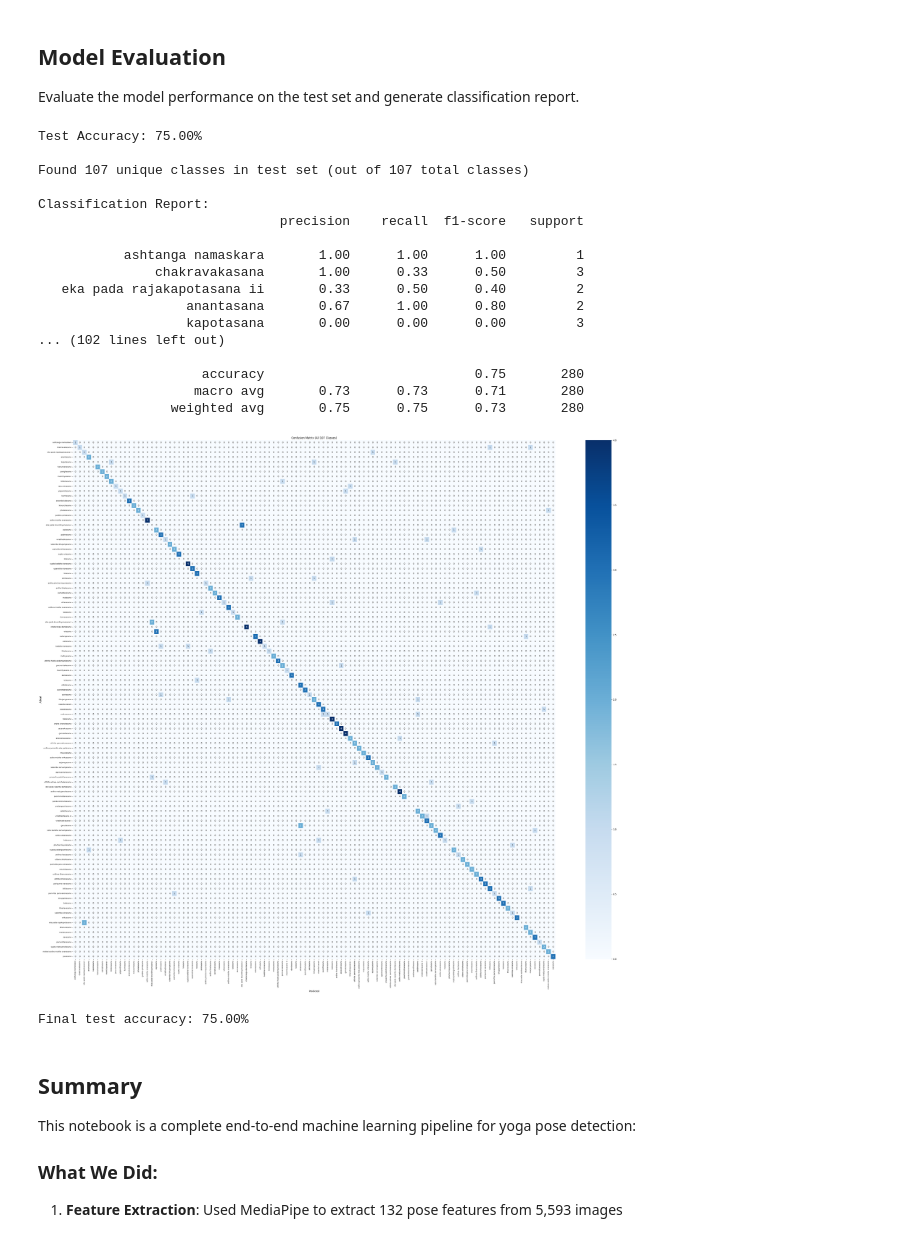
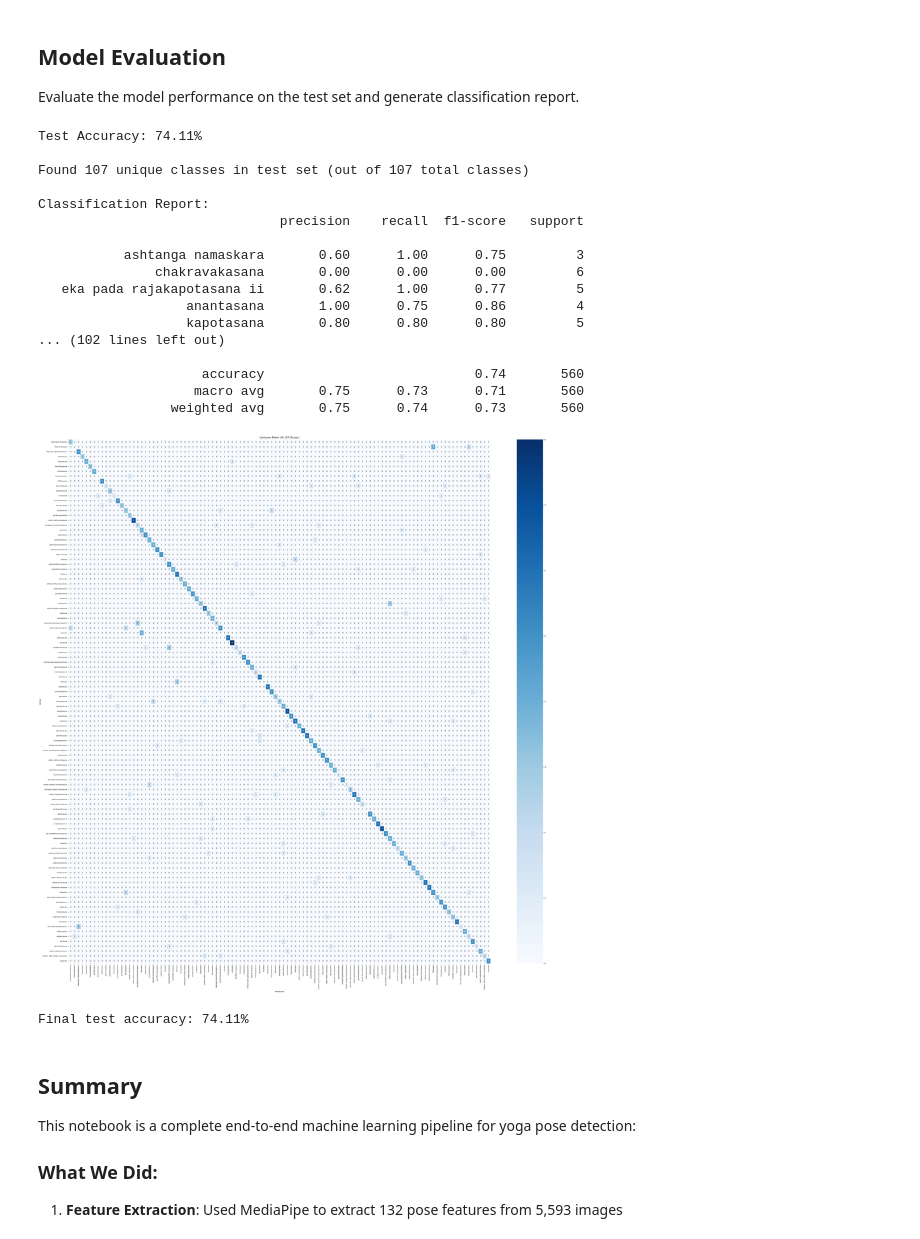
Before and after one commit to shubhpsd/yoga-pose-detection, a Jupyter notebook: yoga_pose_detection_complete.ipynb, the cells around one changed output. Cells and saved outputs as stored; diff of their text form; code cells hidden in the pictures.

```diff
--- a/yoga_pose_detection_complete.ipynb
+++ b/yoga_pose_detection_complete.ipynb
@@ -304,7 +304,7 @@ class YogaPoseTrainer:
         train_indices, temp_indices, train_labels, temp_labels = train_test_split(
             np.arange(len(features)),
             labels,
-            train_size=0.8,
+            train_size=0.75,
             stratify=labels,
             random_state=42
         )
@@ -313,7 +313,7 @@ class YogaPoseTrainer:
         val_indices, test_indices, val_labels, test_labels = train_test_split(
             temp_indices,
             temp_labels,
-            train_size=0.75,  # 0.75 * 0.2 = 0.15 of original dataset
+            train_size=0.6,  # 0.75 * 0.2 = 0.15 of original dataset
             stratify=temp_labels,
             random_state=42
         )
@@ -897,48 +897,48 @@ def evaluate_model(trainer):
     cm = confusion_matrix(all_targets, all_predictions, labels=unique_labels)
 
     # Create a large figure to fit all classes
-    plt.figure(figsize=(40, 35))  # Increase figure size to accommodate all classes
+    plt.figure(figsize=(40, 40))  # Increase figure size to accommodate all classes
 
     sns.heatmap(cm, annot=True, fmt='d', cmap='Blues',
                xticklabels=filtered_class_names, yticklabels=filtered_class_names)
     plt.title(f'Confusion Matrix (All {total_classes} Classes)')
     plt.xlabel('Predicted')
     plt.ylabel('Actual')
 
     # Adjust tick parameters for better readability
     plt.xticks(rotation=90, fontsize=8)
     plt.yticks(rotation=0, fontsize=8)
 
     plt.tight_layout()
     plt.savefig('full_confusion_matrix.png', dpi=300, bbox_inches='tight')
     plt.show()
 
     return test_accuracy
 
 # Evaluate the model (run after training)
 if 'trainer' in locals():
     test_accuracy = evaluate_model(trainer)
     print(f"Final test accuracy: {test_accuracy:.2f}%")
 # %% [output]
-Test Accuracy: 75.00%
+Test Accuracy: 74.11%
 
 Found 107 unique classes in test set (out of 107 total classes)
 
 Classification Report:
                                precision    recall  f1-score   support
 
-           ashtanga namaskara       1.00      1.00      1.00         1
-               chakravakasana       1.00      0.33      0.50         3
-   eka pada rajakapotasana ii       0.33      0.50      0.40         2
-                   anantasana       0.67      1.00      0.80         2
-                   kapotasana       0.00      0.00      0.00         3
+           ashtanga namaskara       0.60      1.00      0.75         3
+               chakravakasana       0.00      0.00      0.00         6
+   eka pada rajakapotasana ii       0.62      1.00      0.77         5
+                   anantasana       1.00      0.75      0.86         4
+                   kapotasana       0.80      0.80      0.80         5
 ... (102 lines left out)
 
-                     accuracy                           0.75       280
-                    macro avg       0.73      0.73      0.71       280
-                 weighted avg       0.75      0.75      0.73       280
+                     accuracy                           0.74       560
+                    macro avg       0.75      0.73      0.71       560
+                 weighted avg       0.75      0.74      0.73       560
-[figure, old version]
+[figure, new version]
-Final test accuracy: 75.00%
+Final test accuracy: 74.11%
 # %% [markdown]
 ## Summary
 
```
Also changed, not shown: parts of 3 cells of this notebook, 2 other files.
